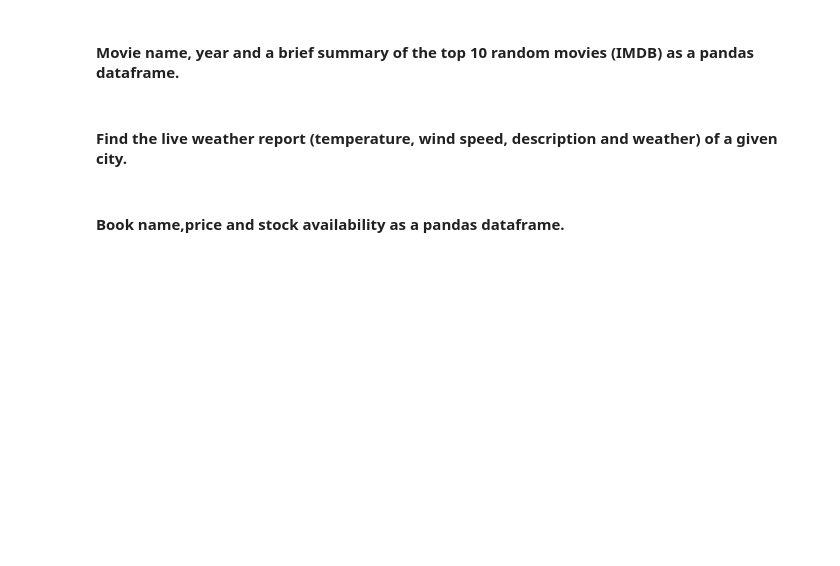
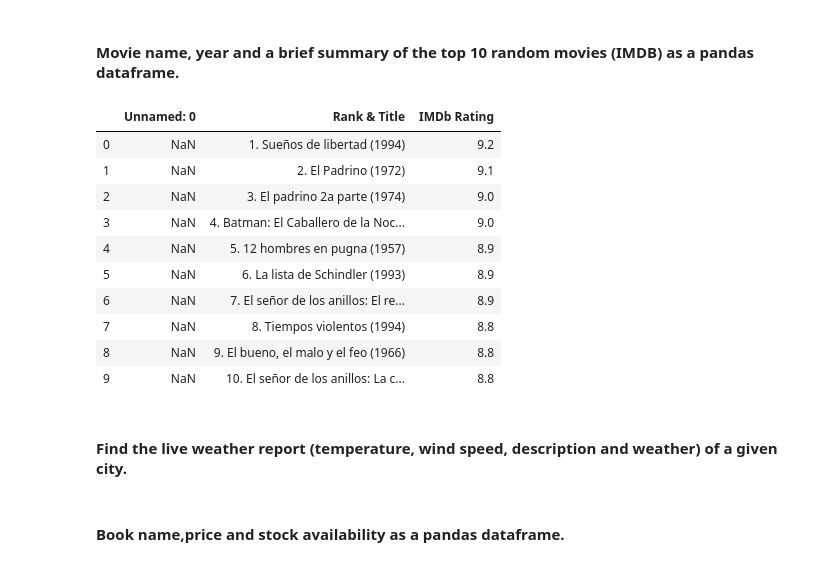
Before and after one commit to ironhack-datalabs/datamex0320, a Jupyter notebook: module-1/lab-web-scraping/your-code/main.ipynb, the cells around one changed output. Saved outputs shown, nothing was run; the diff lists cells and outputs as text; code cells hidden in the pictures; blank space fills up the shorter version.

```diff
--- a/module-1/lab-web-scraping/your-code/main.ipynb
+++ b/module-1/lab-web-scraping/your-code/main.ipynb
@@ -427,3 +497,19 @@ url = 'http://www.imdb.com/chart/top'
+# %%
+#your code
+df_tops.drop('Unnamed: 4', axis=1, inplace=True)
+df_tops.head(10)
+# %% [output]
+|  | Unnamed: 0 | Rank & Title | IMDb Rating |
+| 0 | NaN | 1. Sueños de libertad (1994) | 9.2 |
+| 1 | NaN | 2. El Padrino (1972) | 9.1 |
+| 2 | NaN | 3. El padrino 2a parte (1974) | 9.0 |
+| 3 | NaN | 4. Batman: El Caballero de la Noc... | 9.0 |
+| 4 | NaN | 5. 12 hombres en pugna (1957) | 8.9 |
+| 5 | NaN | 6. La lista de Schindler (1993) | 8.9 |
+| 6 | NaN | 7. El señor de los anillos: El re... | 8.9 |
+| 7 | NaN | 8. Tiempos violentos (1994) | 8.8 |
+| 8 | NaN | 9. El bueno, el malo y el feo (1966) | 8.8 |
+| 9 | NaN | 10. El señor de los anillos: La c... | 8.8 |
 # %% [markdown]
 #### Find the live weather report (temperature, wind speed, description and weather) of a given city.
 # %%
```
Also changed, not shown: parts of 23 cells of this notebook.
